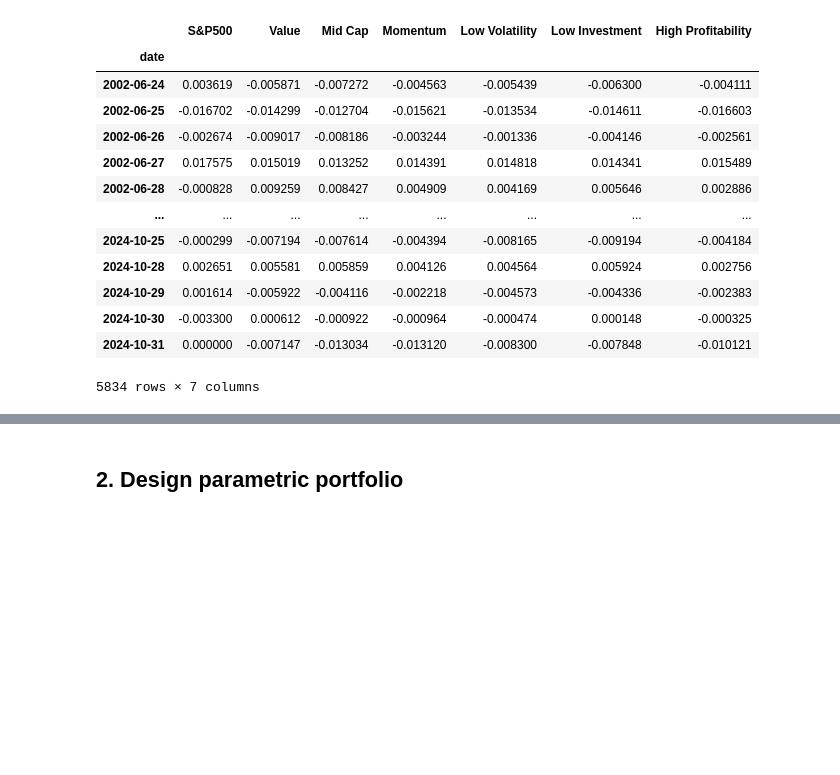
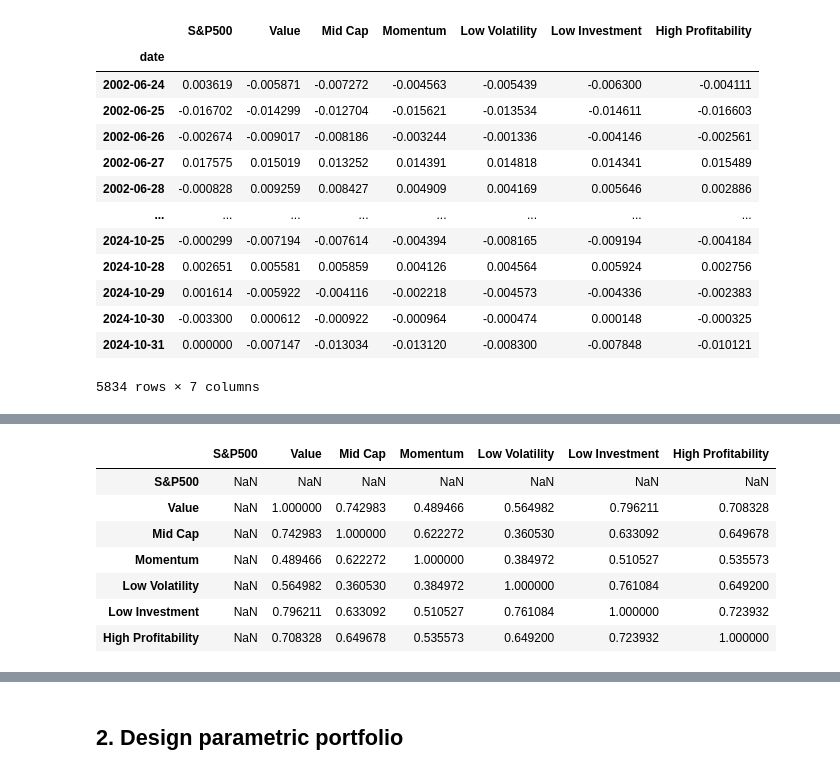
Before and after one commit to aleksandr-mikhailov-edhec/Goal-Based-Investing, a Jupyter notebook: 2.2 PSP Historical.ipynb, the cells around one changed output, grey strips where cells are left out. Drawn from its saved outputs; the diff is of its cells as text; code cells hidden in the pictures; blank space fills up the shorter version.

```diff
--- a/2.2 PSP Historical.ipynb
+++ b/2.2 PSP Historical.ipynb
@@ -86,0 +118,12 @@ factor_returns
+# %%
+factor_excess_returns = factor_returns["2002-01-01":"2017-01-01"].sub(factor_returns['S&P500'], axis=0)
+factor_excess_returns.corr()
+# %% [output]
+|  | S&P500 | Value | Mid Cap | Momentum | Low Volatility | Low Investment | High Profitability |
+| S&P500 | NaN | NaN | NaN | NaN | NaN | NaN | NaN |
+| Value | NaN | 1.000000 | 0.742983 | 0.489466 | 0.564982 | 0.796211 | 0.708328 |
+| Mid Cap | NaN | 0.742983 | 1.000000 | 0.622272 | 0.360530 | 0.633092 | 0.649678 |
+| Momentum | NaN | 0.489466 | 0.622272 | 1.000000 | 0.384972 | 0.510527 | 0.535573 |
+| Low Volatility | NaN | 0.564982 | 0.360530 | 0.384972 | 1.000000 | 0.761084 | 0.649200 |
+| Low Investment | NaN | 0.796211 | 0.633092 | 0.510527 | 0.761084 | 1.000000 | 0.723932 |
+| High Profitability | NaN | 0.708328 | 0.649678 | 0.535573 | 0.649200 | 0.723932 | 1.000000 |
```
Also changed, not shown: parts of 3 cells of this notebook, 2 other files.
